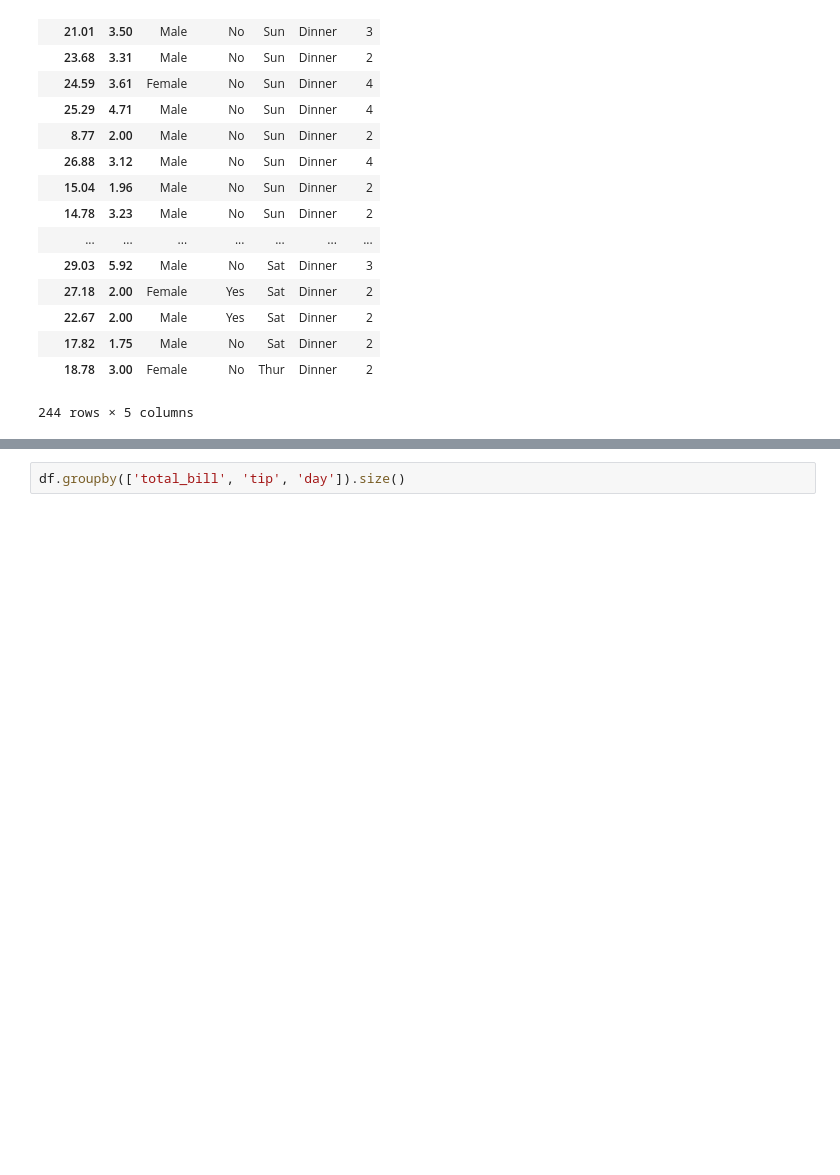
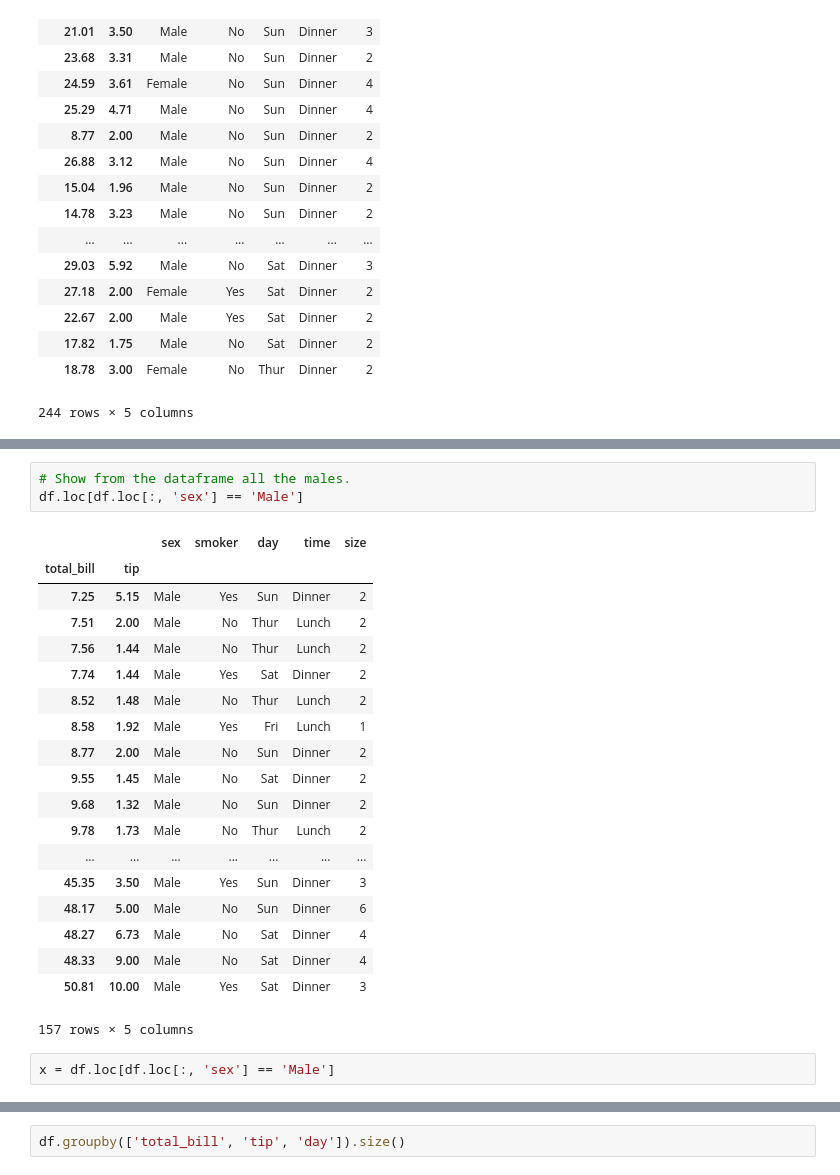
Before and after one commit to KatarzynaConnell/Fundamentals-Assessment-2019, a Jupyter notebook: Notebook.ipynb, the cells around one changed output, grey strips where cells are left out. Saved outputs shown, nothing was run; the diff lists cells and outputs as text; blank space fills up the shorter version.

```diff
--- a/Notebook.ipynb
+++ b/Notebook.ipynb
@@ -113,0 +217,25 @@ df
+# %%
+# Show from the dataframe all the males.
+df.loc[df.loc[:, 'sex'] == 'Male']
+# %% [output]
+|  |  | sex | smoker | day | time | size |
+| total_bill | tip |  |  |  |  |  |
+| 7.25 | 5.15 | Male | Yes | Sun | Dinner | 2 |
+| 7.51 | 2.00 | Male | No | Thur | Lunch | 2 |
+| 7.56 | 1.44 | Male | No | Thur | Lunch | 2 |
+| 7.74 | 1.44 | Male | Yes | Sat | Dinner | 2 |
+| 8.52 | 1.48 | Male | No | Thur | Lunch | 2 |
+| 8.58 | 1.92 | Male | Yes | Fri | Lunch | 1 |
+| 8.77 | 2.00 | Male | No | Sun | Dinner | 2 |
+| 9.55 | 1.45 | Male | No | Sat | Dinner | 2 |
+| 9.68 | 1.32 | Male | No | Sun | Dinner | 2 |
+| 9.78 | 1.73 | Male | No | Thur | Lunch | 2 |
+| ... | ... | ... | ... | ... | ... | ... |
+| 45.35 | 3.50 | Male | Yes | Sun | Dinner | 3 |
+| 48.17 | 5.00 | Male | No | Sun | Dinner | 6 |
+| 48.27 | 6.73 | Male | No | Sat | Dinner | 4 |
+| 48.33 | 9.00 | Male | No | Sat | Dinner | 4 |
+| 50.81 | 10.00 | Male | Yes | Sat | Dinner | 3 |
+157 rows × 5 columns
+# %%
+x = df.loc[df.loc[:, 'sex'] == 'Male']
```
Also changed, not shown: parts of 13 cells of this notebook.
